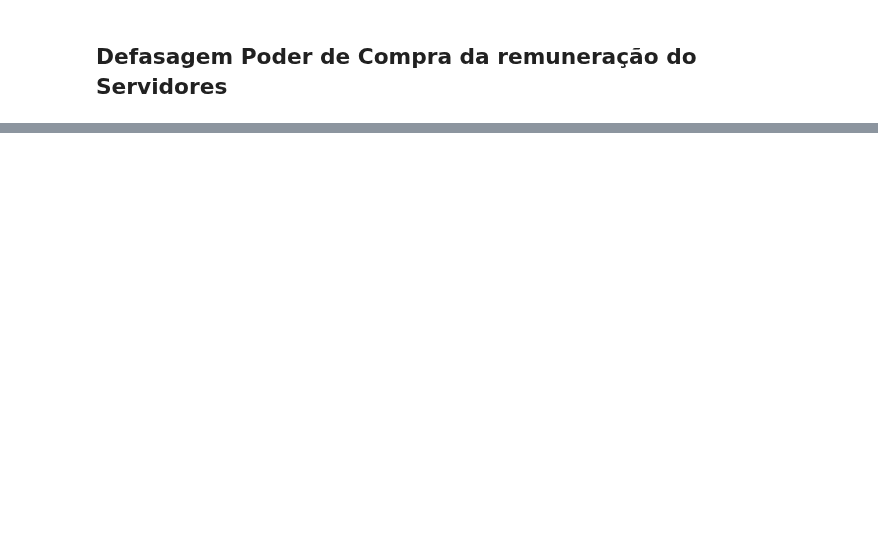
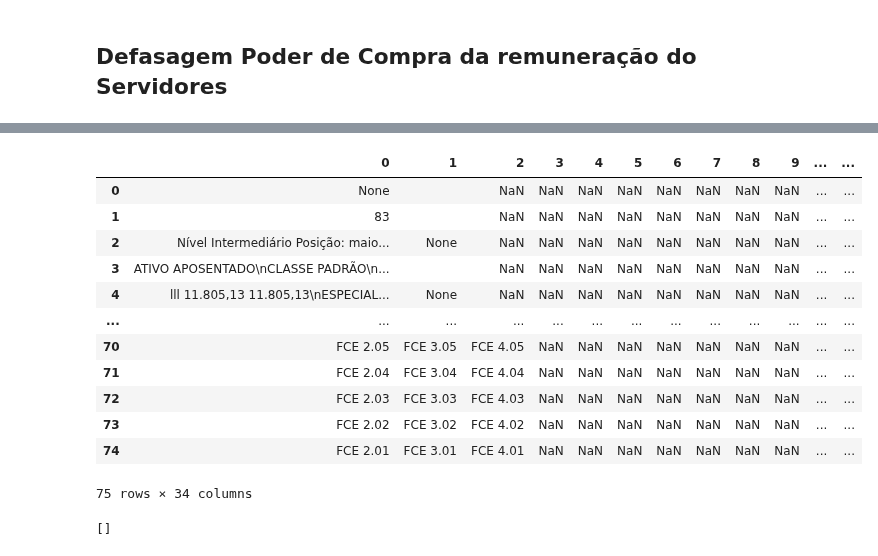
Before and after one commit to makaires77/ppgcs, a Jupyter notebook: source/domain/poder_compra.ipynb, the cells around one changed output, grey strips where cells are left out. Cells and saved outputs as stored; diff of their text form; code cells hidden in the pictures; blank space fills up the shorter version.

Commit message:
estração de dados do sumário concluída

```diff
--- a/source/domain/poder_compra.ipynb
+++ b/source/domain/poder_compra.ipynb
@@ -193,0 +458,20 @@ def extract_remun_tables_camelot(folder_path):
+# %%
+df_tables
+# %% [output]
+|  | 0 | 1 | 2 | 3 | 4 | 5 | 6 | 7 | 8 | 9 | ... | ... |
+| 0 | None |  | NaN | NaN | NaN | NaN | NaN | NaN | NaN | NaN | ... | ... |
+| 1 | 83 |  | NaN | NaN | NaN | NaN | NaN | NaN | NaN | NaN | ... | ... |
+| 2 | Nível Intermediário Posição: maio... | None | NaN | NaN | NaN | NaN | NaN | NaN | NaN | NaN | ... | ... |
+| 3 | ATIVO APOSENTADO\nCLASSE PADRÃO\n... |  | NaN | NaN | NaN | NaN | NaN | NaN | NaN | NaN | ... | ... |
+| 4 | lll 11.805,13 11.805,13\nESPECIAL... | None | NaN | NaN | NaN | NaN | NaN | NaN | NaN | NaN | ... | ... |
+| ... | ... | ... | ... | ... | ... | ... | ... | ... | ... | ... | ... | ... |
+| 70 | FCE 2.05 | FCE 3.05 | FCE 4.05 | NaN | NaN | NaN | NaN | NaN | NaN | NaN | ... | ... |
+| 71 | FCE 2.04 | FCE 3.04 | FCE 4.04 | NaN | NaN | NaN | NaN | NaN | NaN | NaN | ... | ... |
+| 72 | FCE 2.03 | FCE 3.03 | FCE 4.03 | NaN | NaN | NaN | NaN | NaN | NaN | NaN | ... | ... |
+| 73 | FCE 2.02 | FCE 3.02 | FCE 4.02 | NaN | NaN | NaN | NaN | NaN | NaN | NaN | ... | ... |
+| 74 | FCE 2.01 | FCE 3.01 | FCE 4.01 | NaN | NaN | NaN | NaN | NaN | NaN | NaN | ... | ... |
+75 rows × 34 columns
+# %%
+[x for x in df_summary['Sumário']]
+# %% [output]
+[]
```
Also changed, not shown: parts of 34 cells of this notebook.
